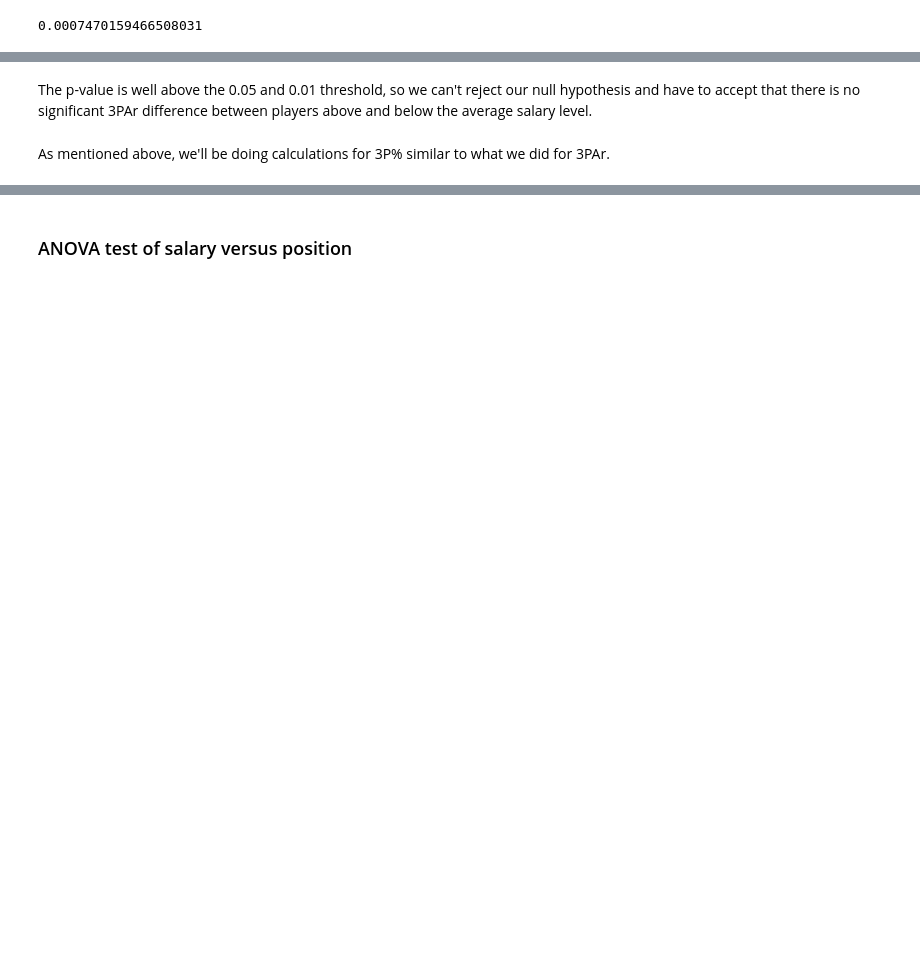
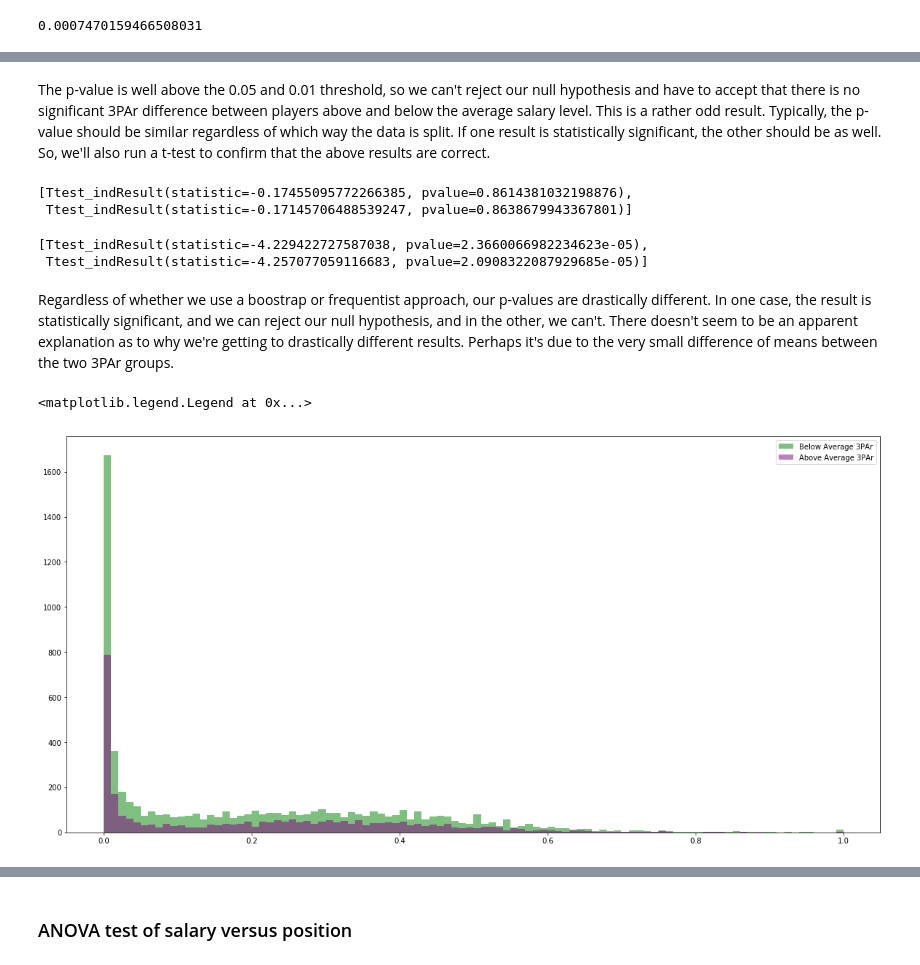
Before and after one commit to kjd999/Springboard-Projects, a Jupyter notebook: Capstone Project/exploratory_data_analysis.ipynb, the cells around one changed output, grey strips where cells are left out. Saved outputs shown, nothing was run; the diff lists cells and outputs as text; code cells hidden in the pictures; blank space fills up the shorter version.

```diff
--- a/Capstone Project/exploratory_data_analysis.ipynb
+++ b/Capstone Project/exploratory_data_analysis.ipynb
@@ -217,4 +278,2 @@ The p-value =  0.4261
 # %% [markdown]
-The p-value is well above the 0.05 and 0.01 threshold, so we can't reject our null hypothesis and have to accept that there is no significant 3PAr difference between players above and below the average salary level.
+The p-value is well above the 0.05 and 0.01 threshold, so we can't reject our null hypothesis and have to accept that there is no significant 3PAr difference between players above and below the average salary level. This is a rather odd result. Typically, the p-value should be similar regardless of which way the data is split. If one result is statistically significant, the other should be as well. So, we'll also run a t-test to confirm that the above results are correct.
-# %% [markdown]
-As mentioned above, we'll be doing calculations for 3P% similar to what we did for 3PAr.
@@ -220,0 +282,24 @@ As mentioned above, we'll be doing calculations for 3P% similar to what we did f
+# %%
+# Split groups based on salary
+[ttest_ind(dfnbaall.loc[dfnbaall.Salary < np.mean(dfnbaall['Salary']), '3PAr'],
+           dfnbaall.loc[dfnbaall.Salary > np.mean(dfnbaall['Salary']), '3PAr'], equal_var=ev)for ev in (0, 1)]
+# %% [output]
+[Ttest_indResult(statistic=-0.17455095772266385, pvalue=0.8614381032198876),
+ Ttest_indResult(statistic=-0.17145706488539247, pvalue=0.8638679943367801)]
+# %%
+# Split groups based on 3PAr
+[ttest_ind(dfnbaall.loc[dfnbaall['3PAr'] < np.mean(dfnbaall['3PAr']), 'Salary'],
+           dfnbaall.loc[dfnbaall['3PAr'] > np.mean(dfnbaall['3PAr']), 'Salary'], equal_var=ev)for ev in (0, 1)]
+# %% [output]
+[Ttest_indResult(statistic=-4.229422727587038, pvalue=2.3660066982234623e-05),
+ Ttest_indResult(statistic=-4.257077059116683, pvalue=2.0908322087929685e-05)]
+# %% [markdown]
+Regardless of whether we use a boostrap or frequentist approach, our p-values are drastically different. In one case, the result is statistically significant, and we can reject our null hypothesis, and in the other, we can't.  There doesn't seem to be an apparent explanation as to why we're getting to drastically different results. Perhaps it's due to the very small difference of means between the two 3PAr groups.
+# %%
+plt.figure(figsize=(20, 10))
+_ = plt.hist(dfnbaall.loc[dfnbaall.Salary < np.mean(dfnbaall['Salary']), '3PAr'], bins=100, alpha=.5, color='green', label='Below Average 3PAr')
+_ = plt.hist(dfnbaall.loc[dfnbaall.Salary > np.mean(dfnbaall['Salary']), '3PAr'], bins=100, alpha=.5, color='purple', label='Above Average 3PAr')
+plt.legend()
+# %% [output]
+<matplotlib.legend.Legend at 0x...>
+[figure, added]
```
Also changed, not shown: parts of 92 cells of this notebook.
